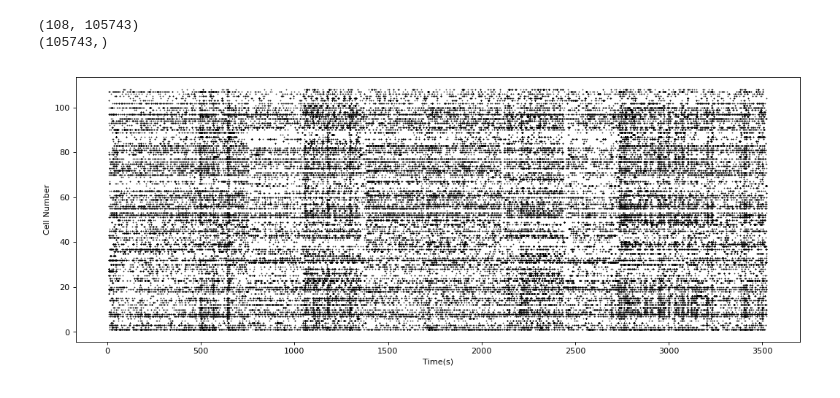
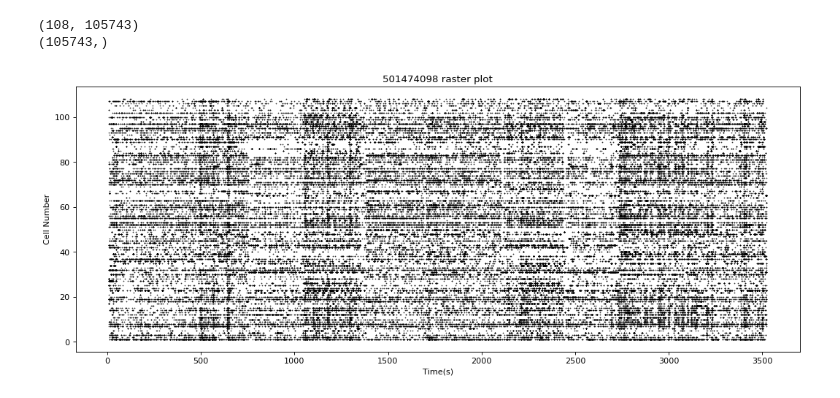
Before and after one commit to AllenInstitute/swdb_2017_tools, a Jupyter notebook: projects/non_responsive_cells/Deconvolution Tools/deconvolution_example.ipynb, the cells around one changed output. Cells and saved outputs as stored; diff of their text form; code cells hidden in the pictures.

```diff
--- a/projects/non_responsive_cells/Deconvolution Tools/deconvolution_example.ipynb
+++ b/projects/non_responsive_cells/Deconvolution Tools/deconvolution_example.ipynb
@@ -26,12 +26,12 @@ print timestamps.shape
 # %%
 #Use get_spiking_data to use the Oasis deconvolution algorithm
 
-spiking_data = dt.get_spiking_data(dff_traces=dff_traces, timestamps=timestamps, cell_specimen_ids=cell_specimen_ids,sig=3)
+spikes, spike_times, isis = dt.get_spiking_data(dff_traces=dff_traces, timestamps=timestamps, cell_specimen_ids=cell_specimen_ids,sig=3)
 # %%
 #Plot the spike times in a raster plot
 
-spike_times = [spiking_data['spike_times'][cells] for cells in spiking_data['spike_times']]
+to_plot = [spike_times[cells] for cells in spike_times]
 
-dt.plot_raster(spike_times=spike_times)
+dt.plot_raster(spike_times=to_plot, title = str(ophys_experiment_id) + ' raster plot')
 # %% [output]
-[figure, old version]
+[figure, new version]
```
Also changed, not shown: parts of 1 cell of this notebook, 1 other file.
